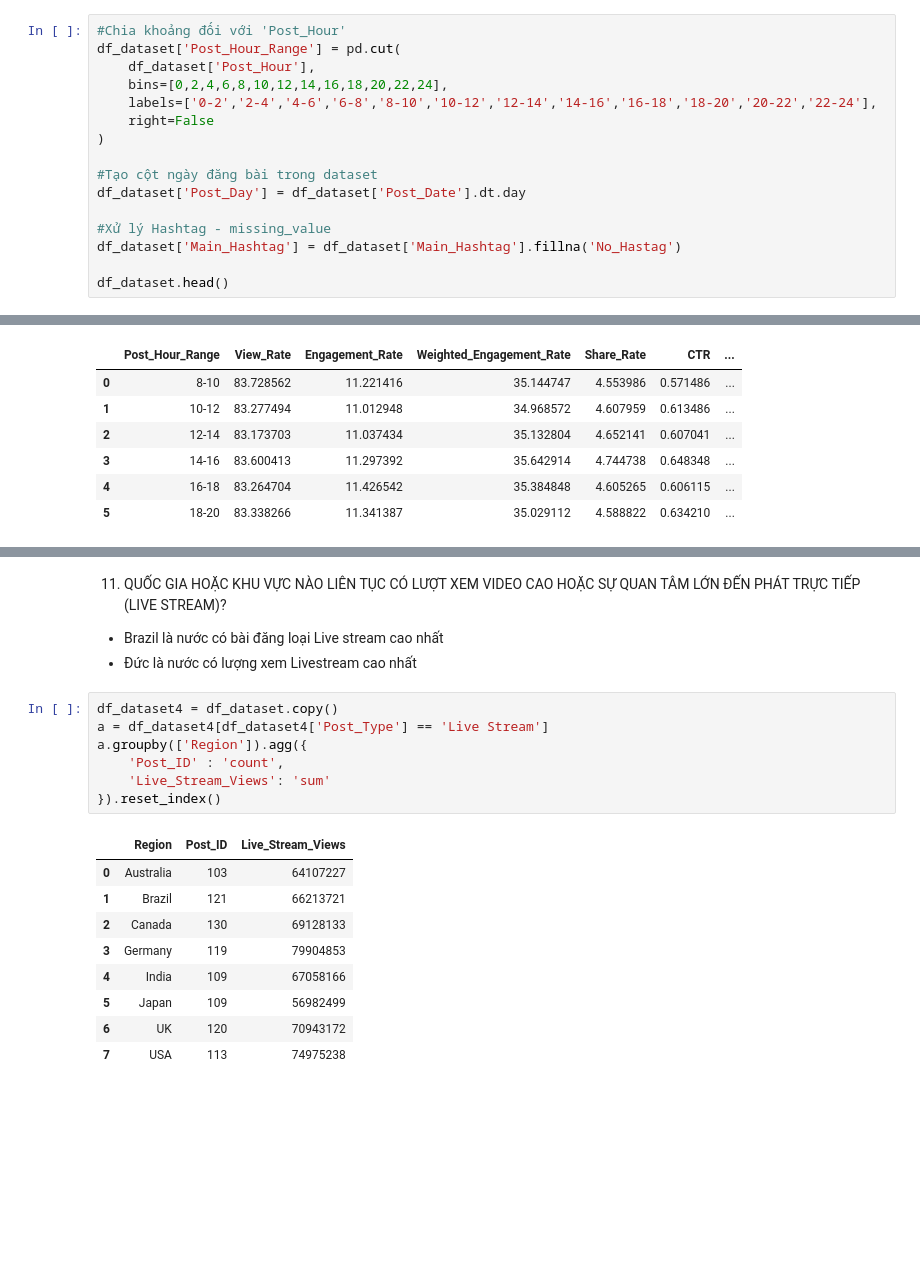
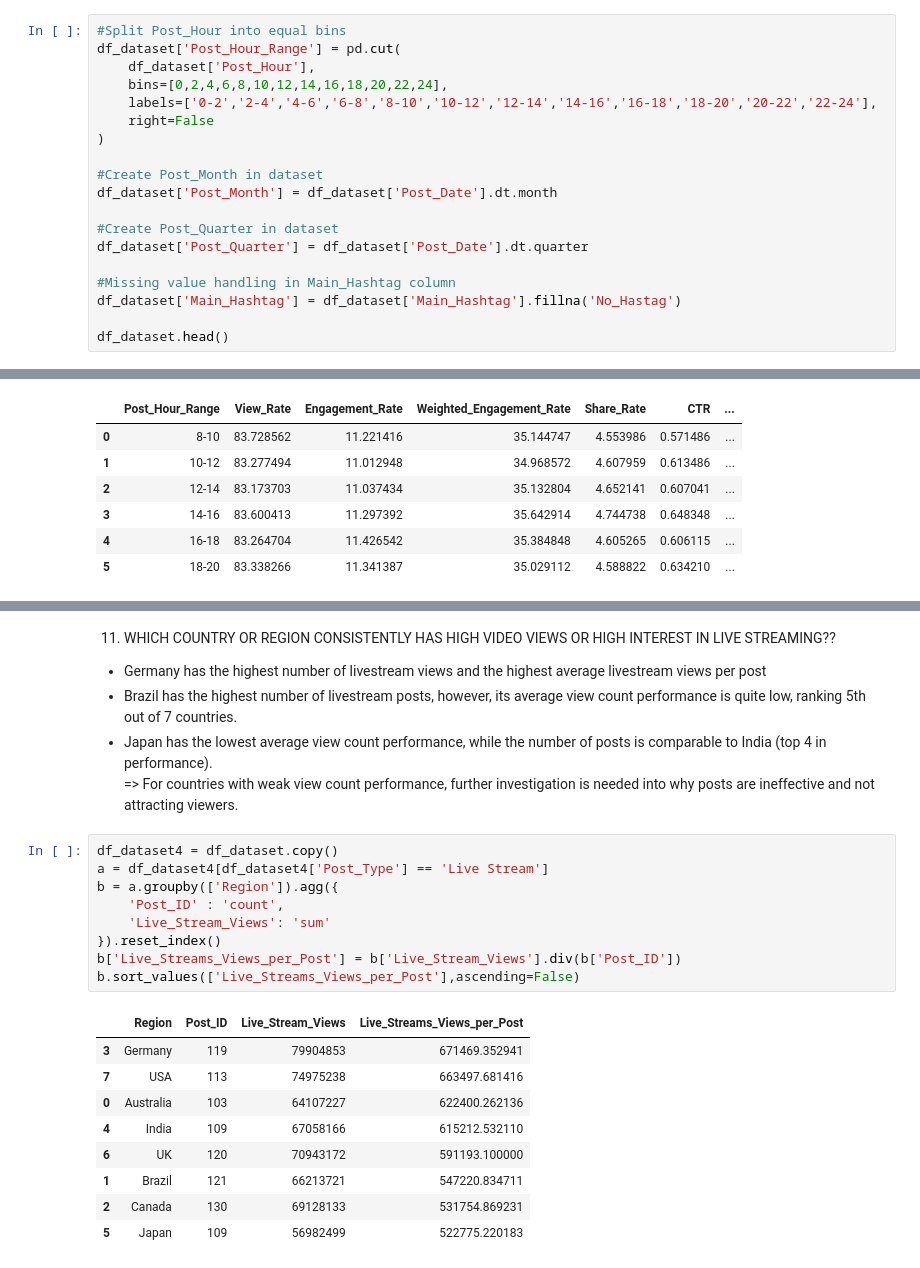
Before and after one commit to Phatpham260698/MARKETING-ANALYSIS---CONTENT-STRATEGY-OPTIMIZATION-USING-SOCIAL-MEDIA-DATA-, a Jupyter notebook: Marketing_Analysis.ipynb, the cells around one changed output, grey strips where cells are left out. Drawn from its saved outputs; the diff is of its cells as text; blank space fills up the shorter version.

```diff
--- a/Marketing_Analysis.ipynb
+++ b/Marketing_Analysis.ipynb
@@ -61,5 +91,5 @@ df_datadict
 # %%
-#Chia khoảng đối với 'Post_Hour'
+#Split Post_Hour into equal bins
 df_dataset['Post_Hour_Range'] = pd.cut(
     df_dataset['Post_Hour'],
     bins=[0,2,4,6,8,10,12,14,16,18,20,22,24],
@@ -67,10 +97,13 @@ df_dataset['Post_Hour_Range'] = pd.cut(
     right=False
 )
 
-#Tạo cột ngày đăng bài trong dataset
-df_dataset['Post_Day'] = df_dataset['Post_Date'].dt.day
+#Create Post_Month in dataset
+df_dataset['Post_Month'] = df_dataset['Post_Date'].dt.month
 
-#Xử lý Hashtag - missing_value
+#Create Post_Quarter in dataset
+df_dataset['Post_Quarter'] = df_dataset['Post_Date'].dt.quarter
+
+#Missing value handling in Main_Hashtag column
 df_dataset['Main_Hashtag'] = df_dataset['Main_Hashtag'].fillna('No_Hastag')
 
 df_dataset.head()
@@ -479,21 +563,25 @@ a
 # %% [markdown]
-11. QUỐC GIA HOẶC KHU VỰC NÀO LIÊN TỤC CÓ LƯỢT XEM VIDEO CAO HOẶC SỰ QUAN TÂM LỚN ĐẾN PHÁT TRỰC TIẾP (LIVE STREAM)?
-- Brazil là nước có bài đăng loại Live stream cao nhất
-- Đức là nước có lượng xem Livestream cao nhất
+11. WHICH COUNTRY OR REGION CONSISTENTLY HAS HIGH VIDEO VIEWS OR HIGH INTEREST IN LIVE STREAMING??
+- Germany has the highest number of livestream views and the highest average livestream views per post
+- Brazil has the highest number of livestream posts, however, its average view count performance is quite low, ranking 5th out of 7 countries.
+- Japan has the lowest average view count performance, while the number of posts is comparable to India (top 4 in performance).
+=> For countries with weak view count performance, further investigation is needed into why posts are ineffective and not attracting viewers.
 # %%
 df_dataset4 = df_dataset.copy()
 a = df_dataset4[df_dataset4['Post_Type'] == 'Live Stream']
-a.groupby(['Region']).agg({
+b = a.groupby(['Region']).agg({
     'Post_ID' : 'count',
     'Live_Stream_Views': 'sum'
 }).reset_index()
+b['Live_Streams_Views_per_Post'] = b['Live_Stream_Views'].div(b['Post_ID'])
+b.sort_values(['Live_Streams_Views_per_Post'],ascending=False)
 # %% [output]
-|  | Region | Post_ID | Live_Stream_Views |
-| 0 | Australia | 103 | 64107227 |
-| 1 | Brazil | 121 | 66213721 |
-| 2 | Canada | 130 | 69128133 |
-| 3 | Germany | 119 | 79904853 |
-| 4 | India | 109 | 67058166 |
-| 5 | Japan | 109 | 56982499 |
-| 6 | UK | 120 | 70943172 |
-| 7 | USA | 113 | 74975238 |
+|  | Region | Post_ID | Live_Stream_Views | Live_Streams_Views_per_Post |
+| 3 | Germany | 119 | 79904853 | 671469.352941 |
+| 7 | USA | 113 | 74975238 | 663497.681416 |
+| 0 | Australia | 103 | 64107227 | 622400.262136 |
+| 4 | India | 109 | 67058166 | 615212.532110 |
+| 6 | UK | 120 | 70943172 | 591193.100000 |
+| 1 | Brazil | 121 | 66213721 | 547220.834711 |
+| 2 | Canada | 130 | 69128133 | 531754.869231 |
+| 5 | Japan | 109 | 56982499 | 522775.220183 |
```
Also changed, not shown: parts of 31 cells of this notebook.
